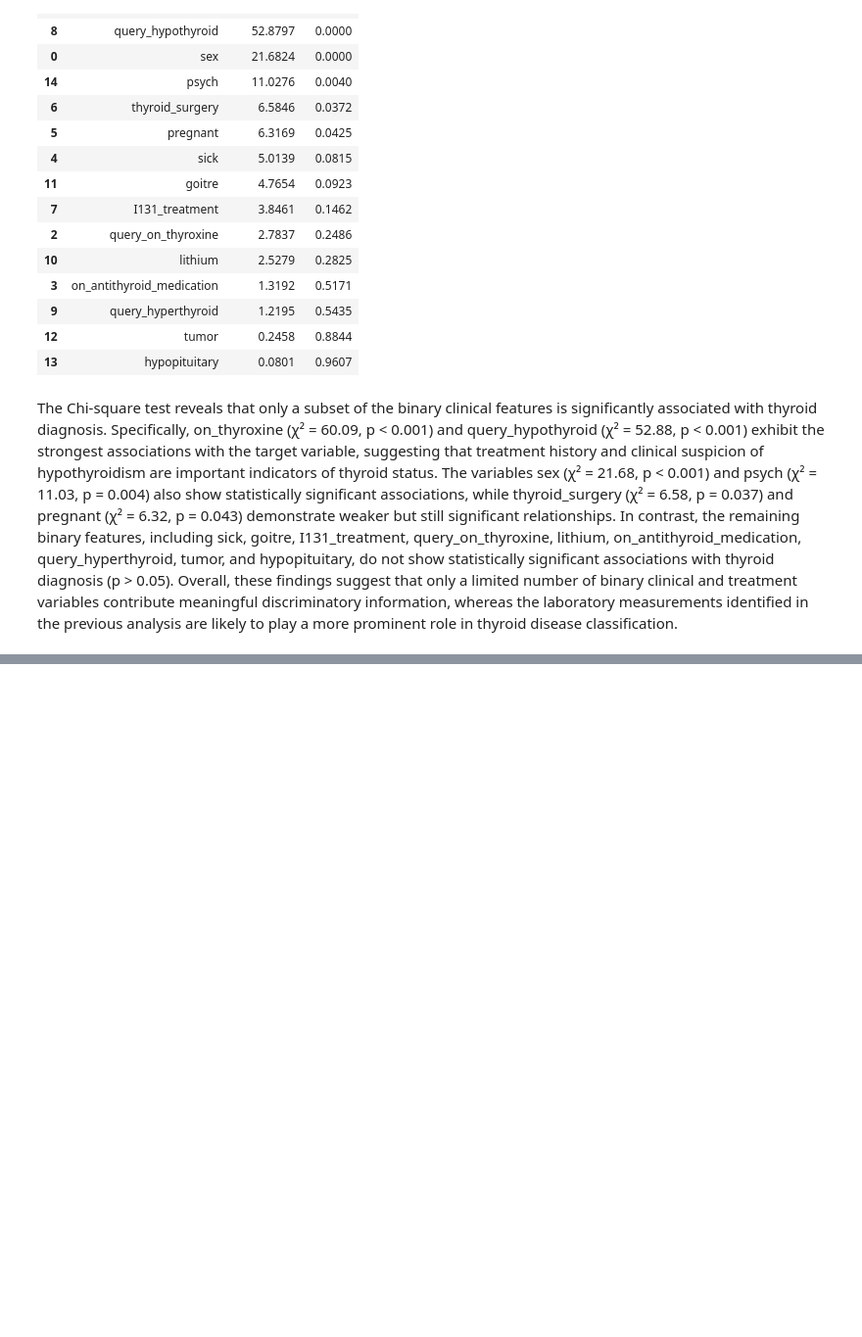
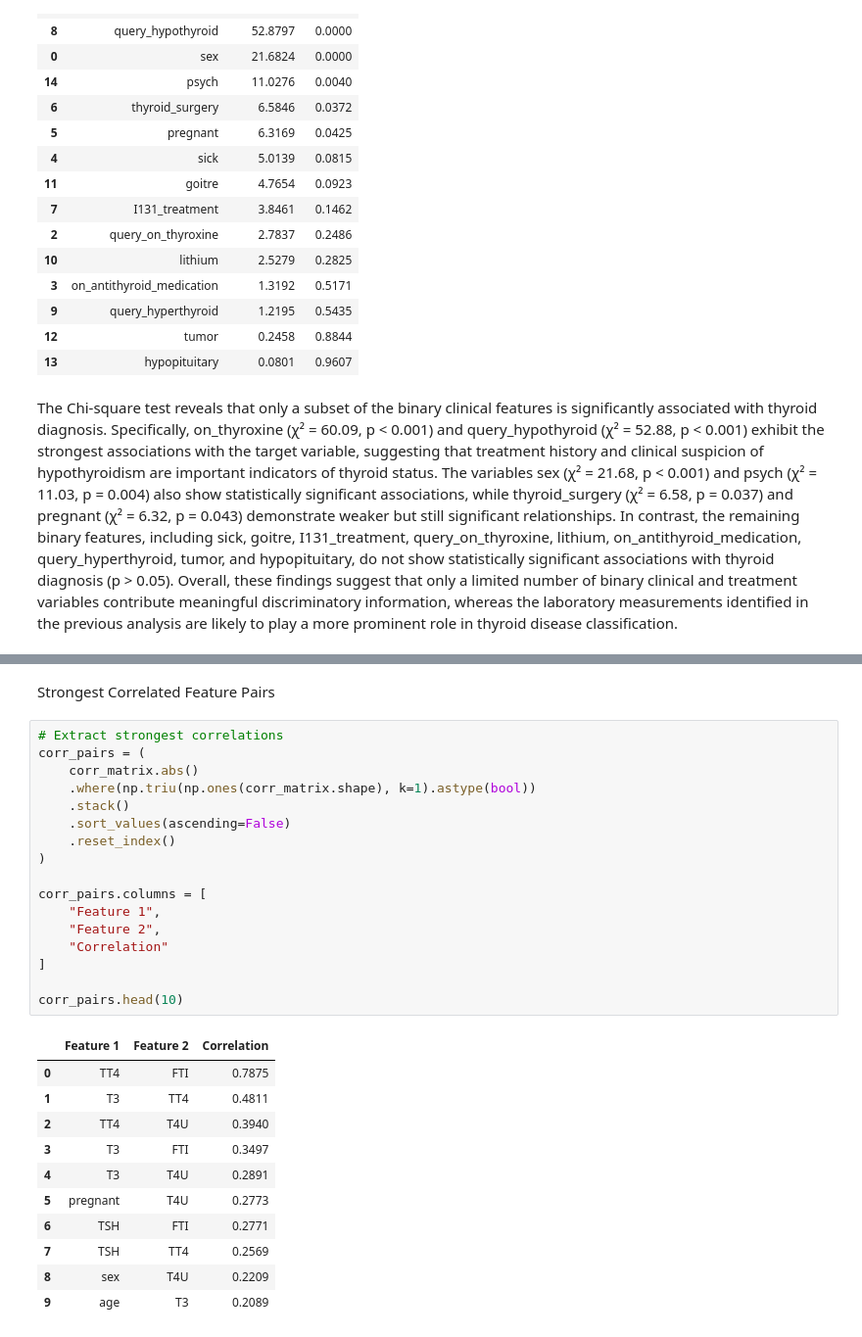
Before and after one commit to byegond-beep/Multi-class-Thyroid-Disease-Classification, a Jupyter notebook: notebook.ipynb, the cells around one changed output, grey strips where cells are left out. Shown at 98% size. Drawn from its saved outputs; the diff is of its cells as text; blank space fills up the shorter version.

```diff
--- a/notebook.ipynb
+++ b/notebook.ipynb
@@ -911,0 +967,31 @@ The Chi-square test reveals that only a subset of the binary clinical features i
+# %% [markdown]
+Strongest Correlated Feature Pairs
+# %%
+# Extract strongest correlations
+corr_pairs = (
+    corr_matrix.abs()
+    .where(np.triu(np.ones(corr_matrix.shape), k=1).astype(bool))
+    .stack()
+    .sort_values(ascending=False)
+    .reset_index()
+)
+
+corr_pairs.columns = [
+    "Feature 1",
+    "Feature 2",
+    "Correlation"
+]
+
+corr_pairs.head(10)
+# %% [output]
+|  | Feature 1 | Feature 2 | Correlation |
+| 0 | TT4 | FTI | 0.7875 |
+| 1 | T3 | TT4 | 0.4811 |
+| 2 | TT4 | T4U | 0.3940 |
+| 3 | T3 | FTI | 0.3497 |
+| 4 | T3 | T4U | 0.2891 |
+| 5 | pregnant | T4U | 0.2773 |
+| 6 | TSH | FTI | 0.2771 |
+| 7 | TSH | TT4 | 0.2569 |
+| 8 | sex | T4U | 0.2209 |
+| 9 | age | T3 | 0.2089 |
```
Also changed, not shown: parts of 7 cells of this notebook.
